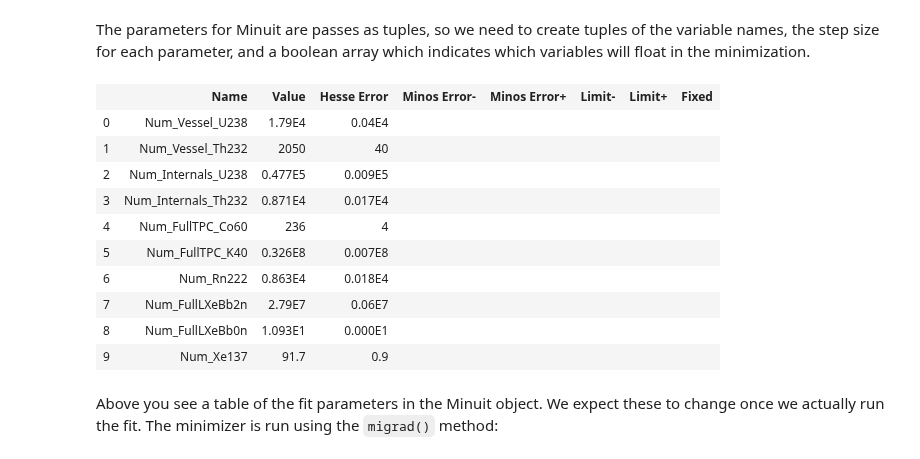
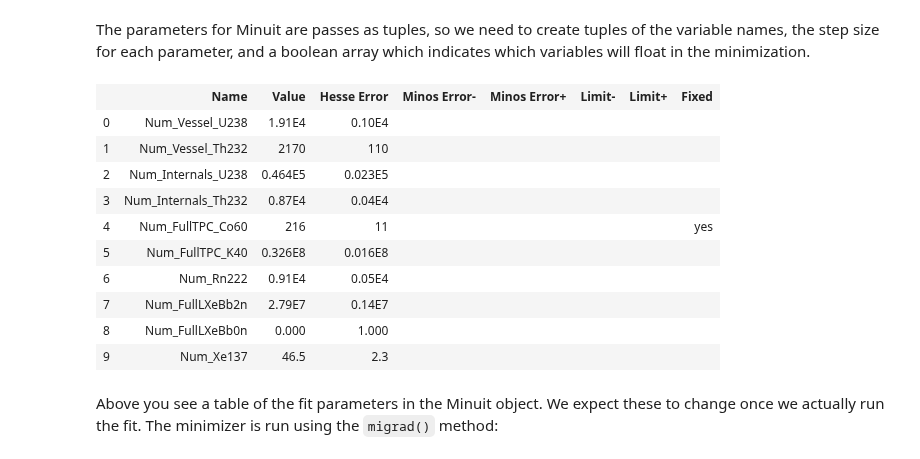
Before and after one commit to YMTheory/sensitivity, a Jupyter notebook: work/Tutorial.ipynb, the cells around one changed output. Drawn from its saved outputs; the diff is of its cells as text; code cells hidden in the pictures.

````diff
--- a/work/Tutorial.ipynb
+++ b/work/Tutorial.ipynb
@@ -96,7 +96,4 @@ The components table can be included in three different ways:
 # %%
 histograms_dataframe = pd.read_hdf('../tutorial/Histograms_Baseline2017Take2.h5')
 histograms_dataframe.head()
-
-for i in histograms_dataframe['Filename']:
-    print(i)
 # %% [output]
@@ -410,3 +398,18 @@ Num_FullLXeBb0n
 To fit, I use the ```iminuit``` package (see https://iminuit.readthedocs.io/en/latest/ for more information). This is the same minimizer that RooFit uses, so we should get consistent results.
 # %%
 from iminuit import Minuit
+# %%
+# Regenerate a new dataset, a re-assign the initial values from the Materials Spreadsheet.
+likelihood.AddPDFDataframeToModel( workspace.df_group_pdfs )
+likelihood.PrintVariableList()
+likelihood.AddDataset( likelihood.model_obj.GenerateDataset() )
+
+# Also, I store the initial values in a new array outside
+# of the likelihood object, so it's easy to pass to Minuit
+
+initial_values = np.ones(len(likelihood.variable_list))
+
+for i in range(len(likelihood.variable_list)):
+    initial_values[i] = (likelihood.initial_values[i]['Value'])
+
+print('Likelihood = {:4.4}'.format(likelihood.ComputeNegLogLikelihood(initial_values)))
@@ -416,49 +437,49 @@ from iminuit import Minuit
 
 def NegLogLikelihood(parameter_values):
     return likelihood.ComputeNegLogLikelihood(parameter_values)
-# %%
-# Also, I store the initial values in a new array outside
-# of the likelihood object, so it's easy to pass to Minuit
-
-initial_values = np.ones(len(likelihood.variable_list))
-
-for i in range(len(likelihood.variable_list)):
-    initial_values[i] = (likelihood.variable_list[i]['Value'])
 # %% [markdown]
 The parameters for Minuit are passes as tuples, so we need to create tuples of the variable names, the step size for each parameter, and a boolean array which indicates which variables will float in the minimization.
 # %%
 
 # pass the names of the variables to Minuit
 variable_names = tuple(var['Name'] for var in likelihood.initial_values)
 
 # error_tuple defines the step size
-error_tuple = tuple( 0.02*var['Value'] for var in likelihood.initial_values )
+par_error_list = [ 0.05*var['Value'] for var in likelihood.initial_values ]
+bb0n_idx = likelihood.GetVariableIndex( 'Bb0n' )
+par_error_list[bb0n_idx] = 1.
+error_tuple = tuple( x for x in par_error_list )
+
 
 # par_fix_tuple is a tuple of bools. If a value is true, then the variable
-# at that index will be fixed in the minimization.
+# at that index will be fixed in the minimization. Here we fix the number of
+# Co60 events, since we can see from above that they have essentially no
+# impact on the overall distribution (they will be buried by the 2nuBB)
+co60_idx = likelihood.GetVariableIndex( 'FullTPC_Co60' )
+
 par_fix_list = [ False for i in range(len(likelihood.initial_values)) ]
+par_fix_list[co60_idx] = True
 par_fix_tuple = tuple( x for x in par_fix_list )
 
-
 m = Minuit.from_array_func( NegLogLikelihood, \
-                            initial_values, \
+                            np.copy(initial_values), \
                             error=error_tuple, \
                             fix=par_fix_tuple, \
                             name=variable_names, \
                             errordef = 0.5 )
 m.get_param_states()
 # %% [output]
 |  | Name | Value | Hesse Error | Minos Error- | Minos Error+ | Limit- | Limit+ | Fixed |
-| 0 | Num_Vessel_U238 | 1.79E4 | 0.04E4 |  |  |  |  |  |
-| 1 | Num_Vessel_Th232 | 2050 | 40 |  |  |  |  |  |
-| 2 | Num_Internals_U238 | 0.477E5 | 0.009E5 |  |  |  |  |  |
-| 3 | Num_Internals_Th232 | 0.871E4 | 0.017E4 |  |  |  |  |  |
-| 4 | Num_FullTPC_Co60 | 236 | 4 |  |  |  |  |  |
-| 5 | Num_FullTPC_K40 | 0.326E8 | 0.007E8 |  |  |  |  |  |
-| 6 | Num_Rn222 | 0.863E4 | 0.018E4 |  |  |  |  |  |
-| 7 | Num_FullLXeBb2n | 2.79E7 | 0.06E7 |  |  |  |  |  |
-| 8 | Num_FullLXeBb0n | 1.093E1 | 0.000E1 |  |  |  |  |  |
-| 9 | Num_Xe137 | 91.7 | 0.9 |  |  |  |  |  |
+| 0 | Num_Vessel_U238 | 1.91E4 | 0.10E4 |  |  |  |  |  |
+| 1 | Num_Vessel_Th232 | 2170 | 110 |  |  |  |  |  |
+| 2 | Num_Internals_U238 | 0.464E5 | 0.023E5 |  |  |  |  |  |
+| 3 | Num_Internals_Th232 | 0.87E4 | 0.04E4 |  |  |  |  |  |
+| 4 | Num_FullTPC_Co60 | 216 | 11 |  |  |  |  | yes |
+| 5 | Num_FullTPC_K40 | 0.326E8 | 0.016E8 |  |  |  |  |  |
+| 6 | Num_Rn222 | 0.91E4 | 0.05E4 |  |  |  |  |  |
+| 7 | Num_FullLXeBb2n | 2.79E7 | 0.14E7 |  |  |  |  |  |
+| 8 | Num_FullLXeBb0n | 0.000 | 1.000 |  |  |  |  |  |
+| 9 | Num_Xe137 | 46.5 | 2.3 |  |  |  |  |  |
 # %% [markdown]
 Above you see a table of the fit parameters in the Minuit object. We expect these to change once we actually run the fit. The minimizer is run using the ```migrad()``` method:
 # %%
````
Also changed, not shown: parts of 27 cells of this notebook.
